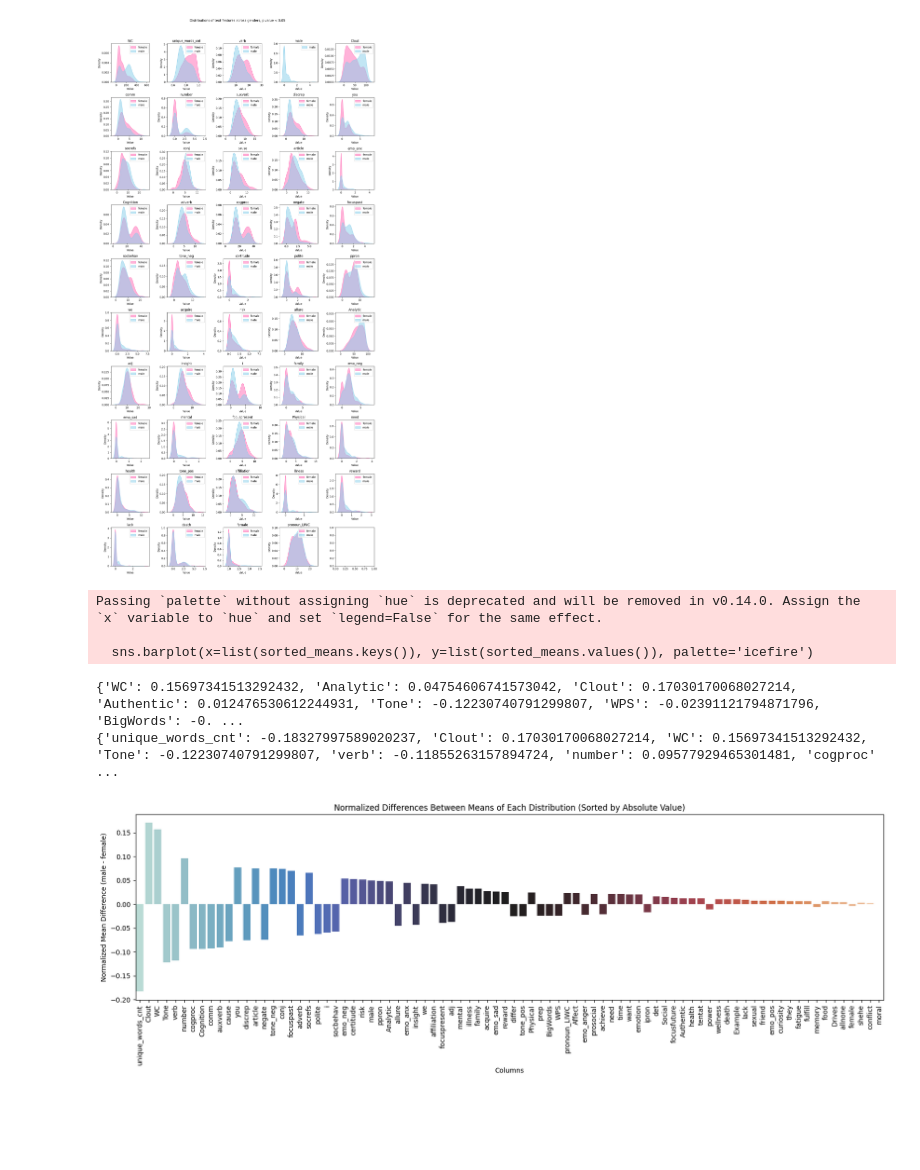
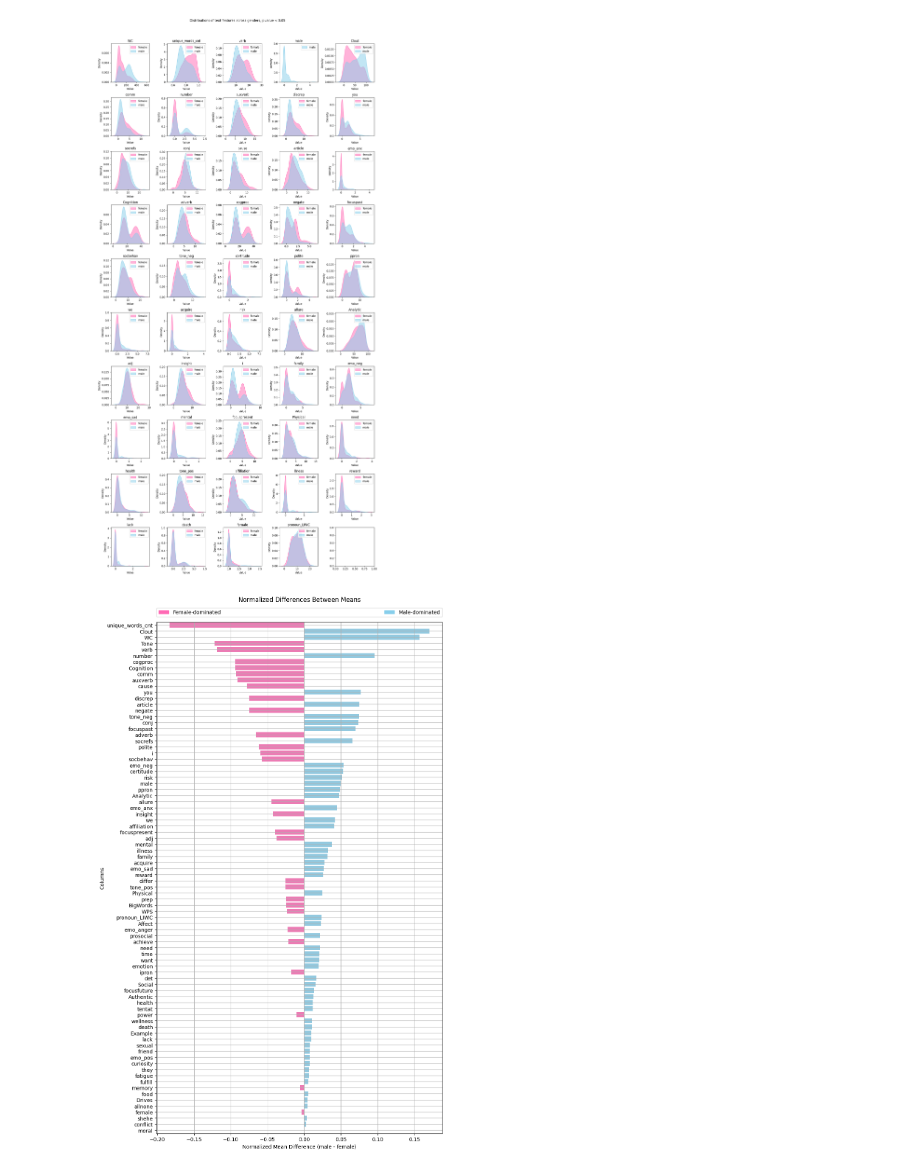
Before and after one commit to azoz01/data-science-workshop-2025L, a Jupyter notebook: text_feature_analysis.ipynb, the cells around one changed output. Drawn from its saved outputs; the diff is of its cells as text; code cells hidden in the pictures; blank space fills up the shorter version.

Commit message:
fixed plot with Normalized Differences Between Meas

```diff
--- a/text_feature_analysis.ipynb
+++ b/text_feature_analysis.ipynb
@@ -85,35 +90,50 @@ plt.show()
 # %%
 # Compute mean differences
 mean_differences = {col: male_df[col].mean() - female_df[col].mean() for col in text_feature_cols}
 normalized_differences = {
     col: mean_differences[col] / (max(female_df[col].max(), male_df[col].max()) - min(female_df[col].min(), male_df[col].min()))
     for col in mean_differences
 }
-print(normalized_differences)
 
 # Sort by absolute value
 sorted_means = dict(
     sorted(
         {k: v for k, v in normalized_differences.items() if not pd.isna(v)}.items(),
         key=lambda item: abs(item[1]),
         reverse=True
     )
 )
+colors = ['skyblue' if val > 0 else 'hotpink' for val in sorted_means.values()]
 
-print(sorted_means)
 
-# Plot mean differences sorted by absolute value
-plt.figure(figsize=(20, 5))
-sns.barplot(x=list(sorted_means.keys()), y=list(sorted_means.values()), palette='icefire')
-plt.xlabel('Columns')
-plt.ylabel('Normalized Mean Difference (male - female)')
-plt.title('Normalized Differences Between Means of Each Distribution (Sorted by Absolute Value)')
-plt.xticks(rotation=90)
+# Create figure and plot
+fig, ax = plt.subplots(figsize=(10, 18))
+sns.barplot(y=list(sorted_means.keys()), x=list(sorted_means.values()), hue=list(sorted_means.keys()), palette=colors, ax=ax)
+
+# Set labels and title
+ax.set_ylabel('Columns')
+ax.set_xlabel('Normalized Mean Difference (male - female)')
+ax.set_title('Normalized Differences Between Means')
+# ax.grid()
+
+# Add legend between title and plot
+legend_patches = [
+    mpatches.Patch(color='hotpink', label='Female-dominated'),
+    mpatches.Patch(color='skyblue', label='Male-dominated'),
+]
+
+ax.legend(
+    handles=legend_patches,
+    loc='lower left',
+    mode='expand',
+    borderaxespad=0.,
+    ncol=2,
+    bbox_to_anchor=(0., 1.01, 1., .102)
+)
+
+# Set title below the legend
+ax.set_title('Normalized Differences Between Means', pad=40)
+
 plt.show()
 # %% [output]
-Passing `palette` without assigning `hue` is deprecated and will be removed in v0.14.0. Assign the `x` variable to `hue` and set `legend=False` for the same effect.
-
-  sns.barplot(x=list(sorted_means.keys()), y=list(sorted_means.values()), palette='icefire')
-{'WC': 0.15697341513292432, 'Analytic': 0.04754606741573042, 'Clout': 0.17030170068027214, 'Authentic': 0.012476530612244931, 'Tone': -0.12230740791299807, 'WPS': -0.02391121794871796, 'BigWords': -0. ...
-{'unique_words_cnt': -0.18327997589020237, 'Clout': 0.17030170068027214, 'WC': 0.15697341513292432, 'Tone': -0.12230740791299807, 'verb': -0.11855263157894724, 'number': 0.09577929465301481, 'cogproc' ...
-[figure, old version]
+[figure, new version]
```
Also changed, not shown: parts of 1 cell of this notebook.
